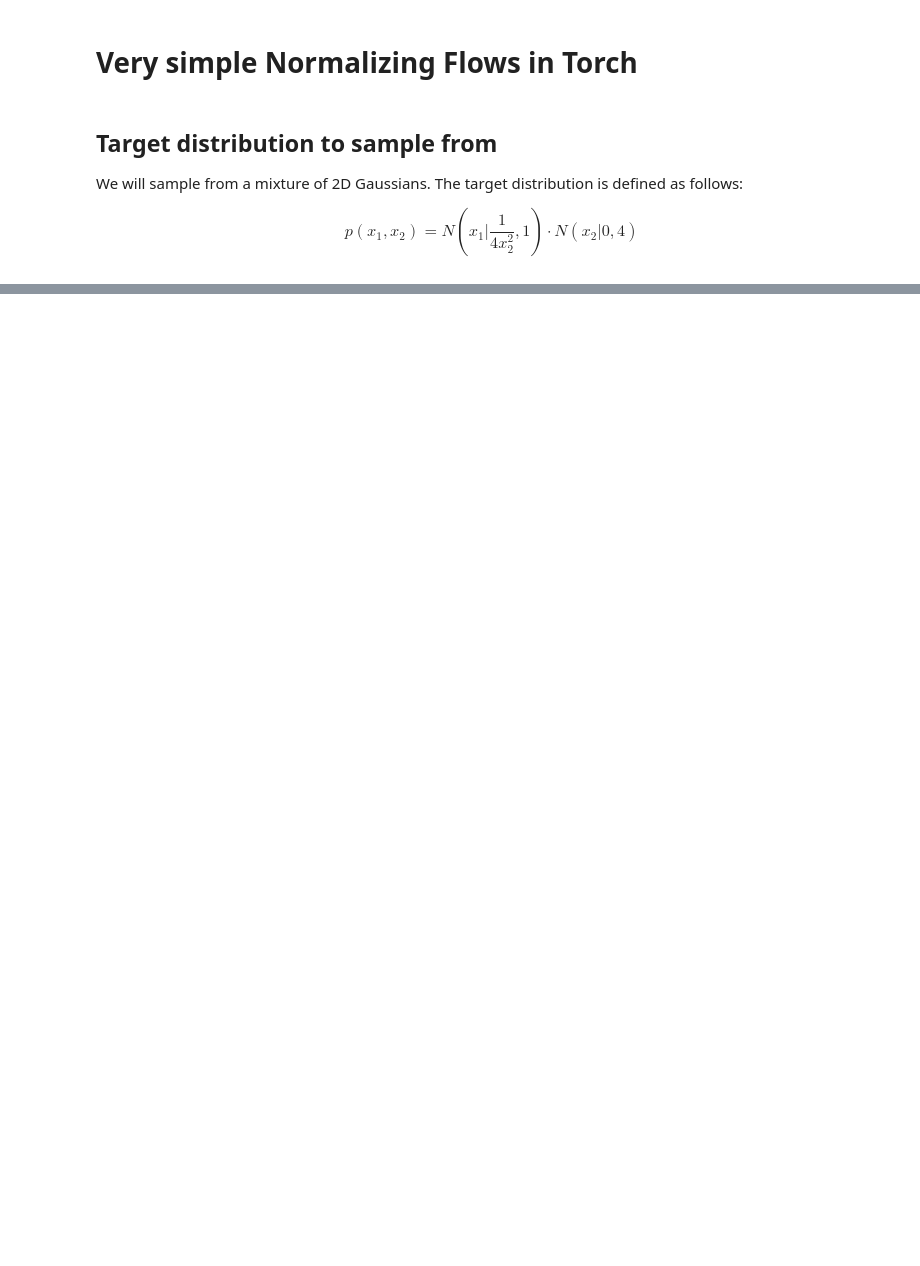
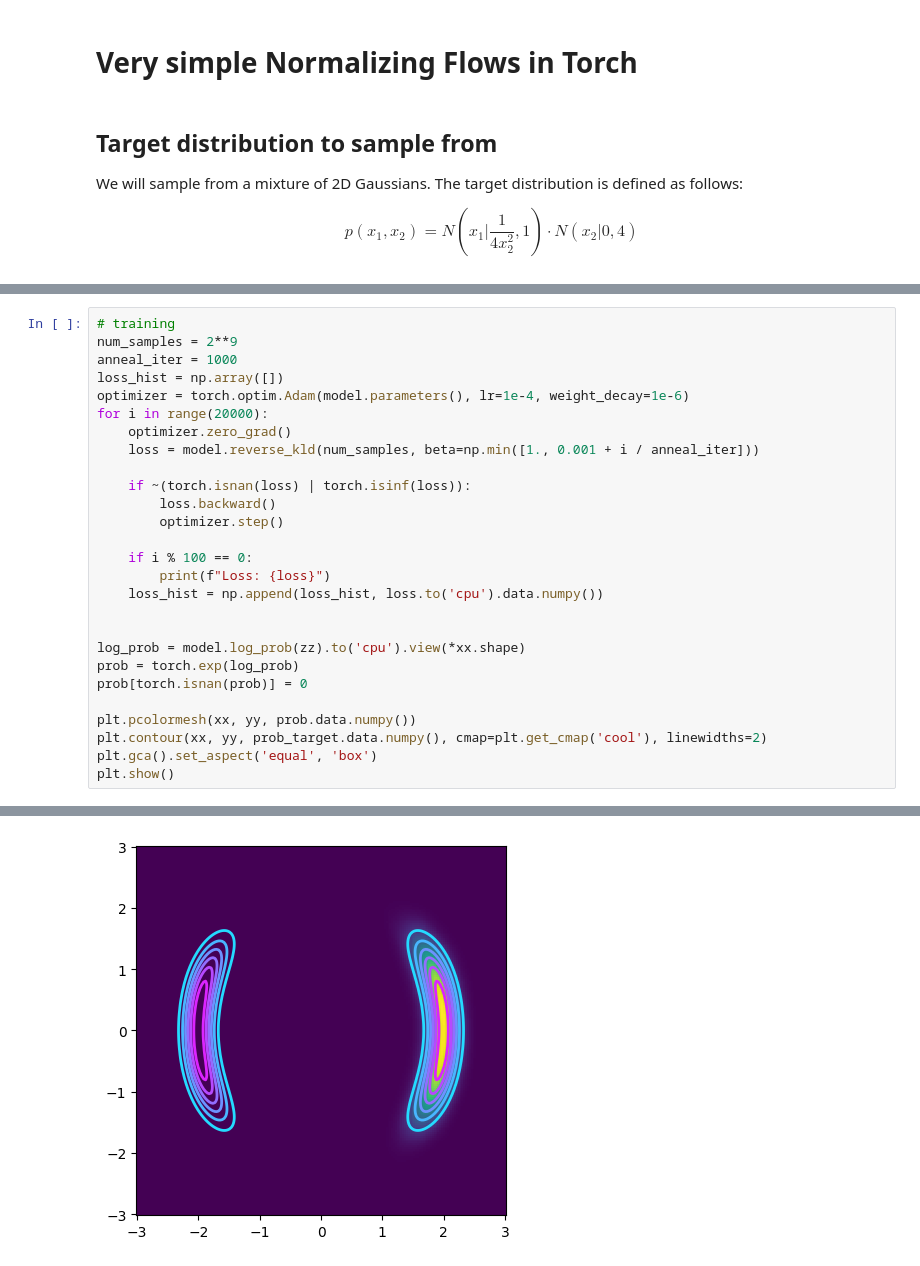
Before and after one commit to ch1pkav/barvnyk_mmml2024, a Jupyter notebook: demo.ipynb, the cells around one changed output, grey strips where cells are left out. Saved outputs shown, nothing was run; the diff lists cells and outputs as text; blank space fills up the shorter version.

```diff
--- a/demo.ipynb
+++ b/demo.ipynb
@@ -257,0 +269,28 @@ Epoch 490 Loss 10.639691352844238
+# %%
+# training
+num_samples = 2**9
+anneal_iter = 1000
+loss_hist = np.array([])
+optimizer = torch.optim.Adam(model.parameters(), lr=1e-4, weight_decay=1e-6)
+for i in range(20000):
+    optimizer.zero_grad()
+    loss = model.reverse_kld(num_samples, beta=np.min([1., 0.001 + i / anneal_iter]))
+
+    if ~(torch.isnan(loss) | torch.isinf(loss)):
+        loss.backward()
+        optimizer.step()
+
+    if i % 100 == 0:
+        print(f"Loss: {loss}")
+    loss_hist = np.append(loss_hist, loss.to('cpu').data.numpy())
+
+
+log_prob = model.log_prob(zz).to('cpu').view(*xx.shape)
+prob = torch.exp(log_prob)
+prob[torch.isnan(prob)] = 0
+
+plt.pcolormesh(xx, yy, prob.data.numpy())
+plt.contour(xx, yy, prob_target.data.numpy(), cmap=plt.get_cmap('cool'), linewidths=2)
+plt.gca().set_aspect('equal', 'box')
+plt.show()
+# %% [output]
@@ -258,3 +314,4 @@ Epoch 490 Loss 10.639691352844238
+[figure, added]
 # %%
 # plotting transformed base distribution
 
```
Also changed, not shown: parts of 12 cells of this notebook.
